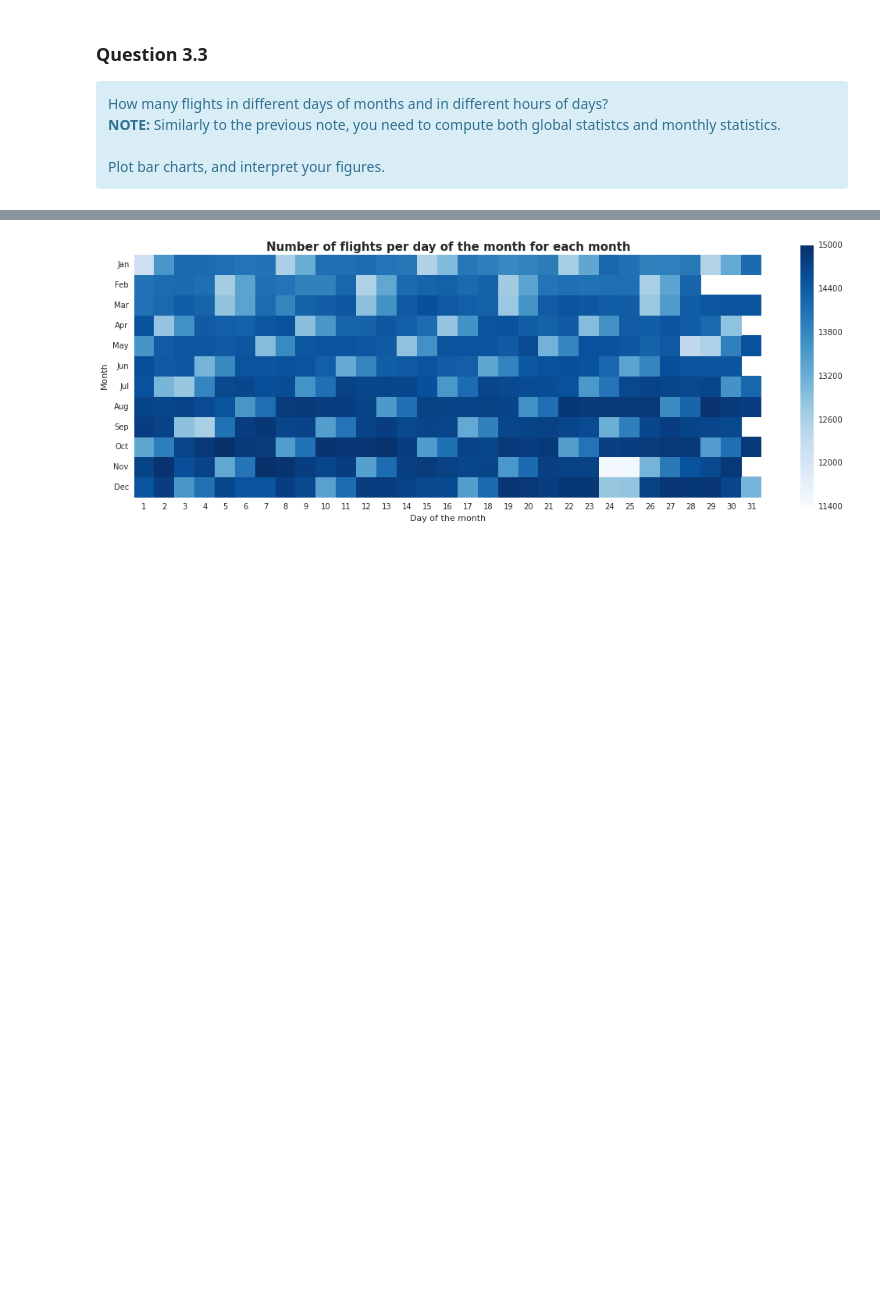
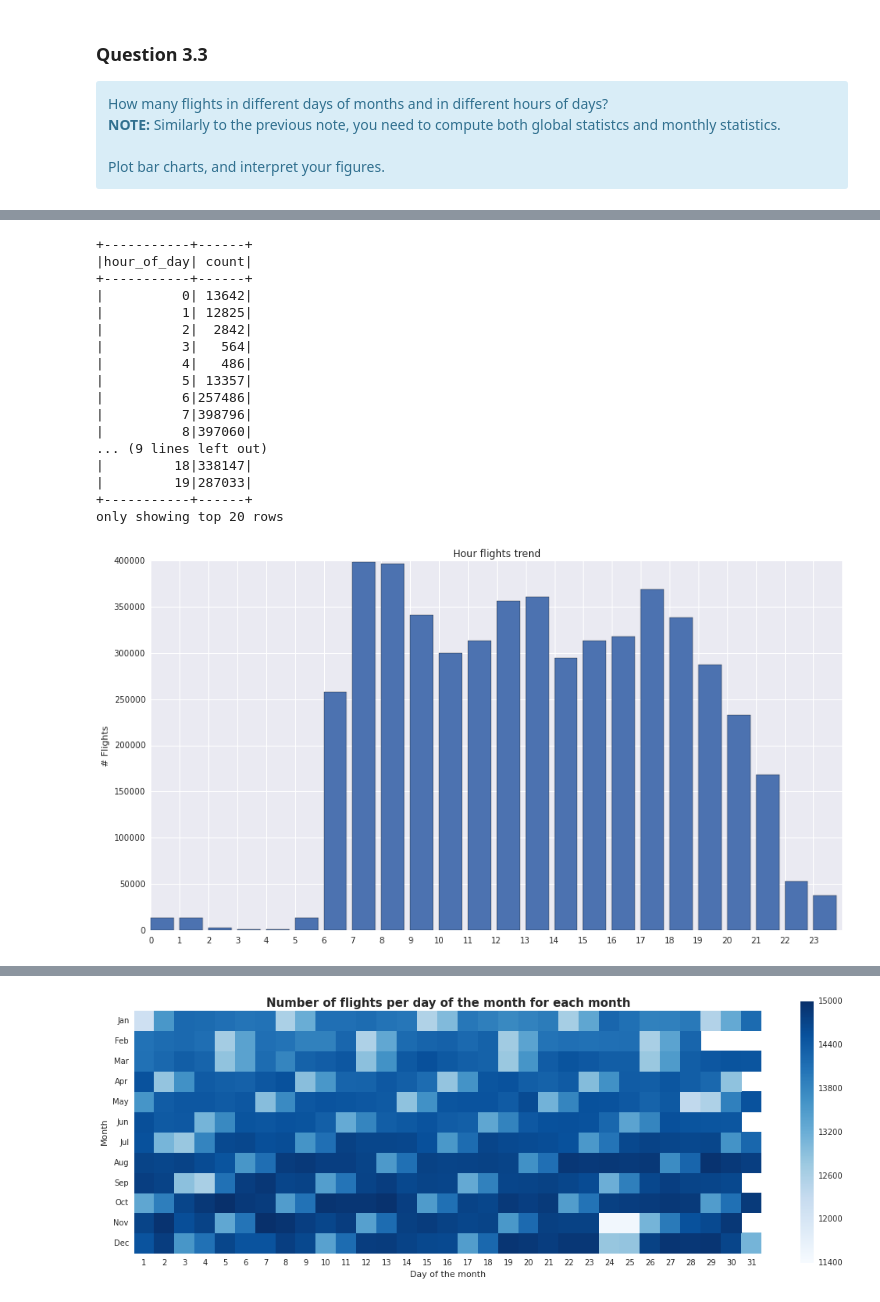
Before and after one commit to JZ-LIANG/Distributed-Systems-and-Cloud-Computing, a Jupyter notebook: notebooks/Lab4 - SparkSQL Flights Data Analysis.ipynb, the cells around one changed output, grey strips where cells are left out. Cells and saved outputs as stored; diff of their text form; code cells hidden in the pictures; blank space fills up the shorter version.

```diff
--- a/notebooks/Lab4 - SparkSQL Flights Data Analysis.ipynb
+++ b/notebooks/Lab4 - SparkSQL Flights Data Analysis.ipynb
@@ -652,0 +666,80 @@ plt.plot()
+# %%
+### FLIGHTS IN DIFFERENT HOURS OF DAY ###
+
+# in this case, in order to group by hour, since in the database the hours are reported also considering the minutes,
+# we add a column "hour_of_day", which contains the hour as an integer (from 0 to 23). so we can group by this column
+# (both for global and monthly aggregates) to make the hourly groups
+
+# NB: in the dataset there 00:00 is written as 24:00 (2400), so we do 'mod 24'
+df_hour_day = df.withColumn('hour_of_day', ((df.scheduled_departure_time/100).cast('int'))%24)
+
+
+### global aggregates ###
+
+# QUERY
+# groupy by hour without considering the months, then count the rows in the group to obtain the number of flights
+hour_count = df_hour_day.groupBy('hour_of_day').count().orderBy('hour_of_day')
+
+
+# PRINT & COLLECT
+hour_count.show()
+hour_count = hour_count.collect()
+
+
+# PLOT
+plt.figure(figsize=(15,8))
+plt.bar([x for x in range(len(hour_count))], [x[1] for x in hour_count])
+plt.xticks([x for x in range(len(hour_count))], [x for x in range(len(hour_count))])
+plt.xlim(0, 24)
+plt.title('Hour flights trend')
+plt.ylabel('# Flights')
+plt.show()
+
+
+
+
+
+### monthly aggregates ###
+
+# QUERY
+# groupb by month and the added column (hour) to compute the number of flights (count) for each hour of day separated for month
+monthly_hour_count = df_hour_day.groupBy(df.month, 'hour_of_day').count().orderBy(df.month,'hour_of_day')
+
+
+# PRINT
+monthly_hour_count.show()
+
+
+# PLOT
+nr = 4
+nc = 3
+plt.figure(figsize=(25, 25))
+for i in range(12):
+    monthly_counts = monthly_hour_count[df.month == i+1].select('count').collect()
+    plt.subplot(nr, nc, i+1)
+    plt.bar([x for x in range(len(monthly_counts))], [x[0] for x in monthly_counts])
+    plt.ylabel('# flights')
+    plt.title(months[i])
+    plt.xticks([p for p in range(len(monthly_counts))], [p for p in range(len(monthly_counts))])
+    plt.xlim(0, len(monthly_counts))
+
+plt.show()
+# %% [output]
++-----------+------+
+|hour_of_day| count|
++-----------+------+
+|          0| 13642|
+|          1| 12825|
+|          2|  2842|
+|          3|   564|
+|          4|   486|
+|          5| 13357|
+|          6|257486|
+|          7|398796|
+|          8|397060|
+... (9 lines left out)
+|         18|338147|
+|         19|287033|
++-----------+------+
+only showing top 20 rows
+[figure, added]
```
Also changed, not shown: parts of 29 cells of this notebook, 1 other file.
